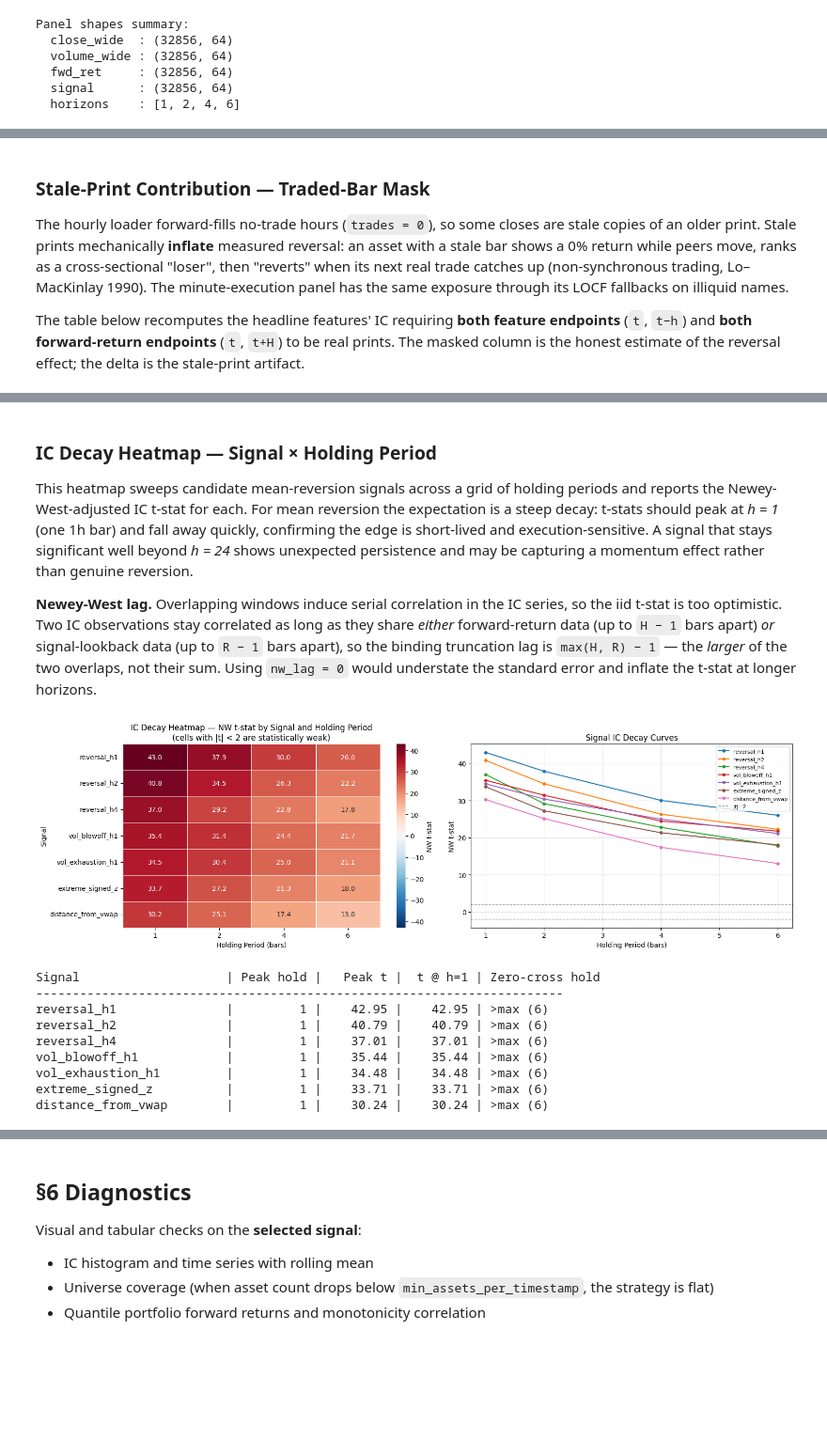
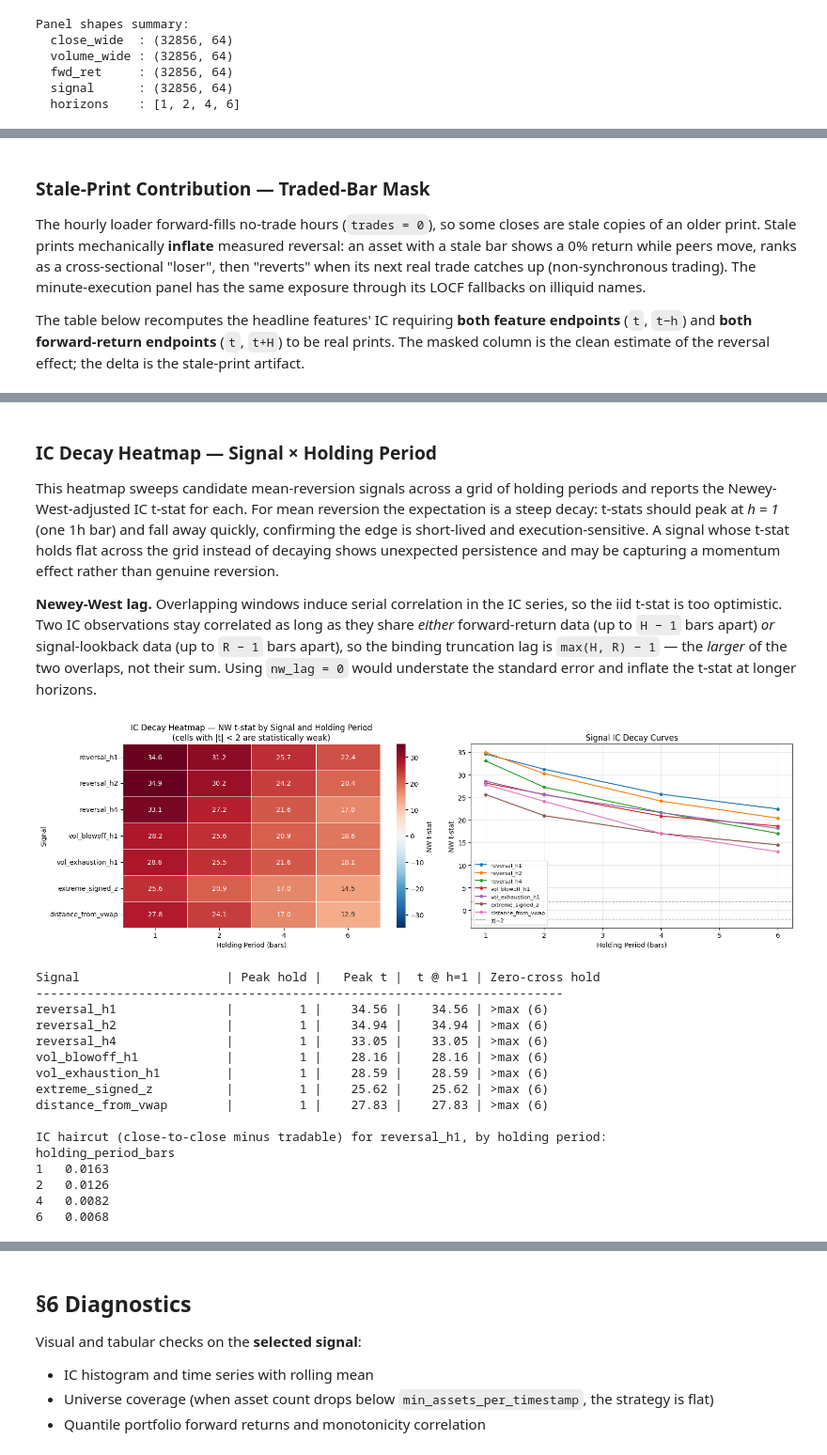
Before and after one commit to billybraith17/crypto-stat-arb, a Jupyter notebook: research/cs_mean_reversion_research.ipynb, the cells around one changed output, grey strips where cells are left out. Shown at 94% size. Drawn from its saved outputs; the diff is of its cells as text; code cells hidden in the pictures; blank space fills up the shorter version.

```diff
--- a/research/cs_mean_reversion_research.ipynb
+++ b/research/cs_mean_reversion_research.ipynb
@@ -477,9 +527,9 @@ Best mean-reversion feature: reversal_h1
 # %% [markdown]
 ### Stale-Print Contribution — Traded-Bar Mask
 
-The hourly loader forward-fills no-trade hours (`trades = 0`), so some closes are stale copies of an older print. Stale prints mechanically **inflate** measured reversal: an asset with a stale bar shows a 0% return while peers move, ranks as a cross-sectional "loser", then "reverts" when its next real trade catches up (non-synchronous trading, Lo–MacKinlay 1990). The minute-execution panel has the same exposure through its LOCF fallbacks on illiquid names.
+The hourly loader forward-fills no-trade hours (`trades = 0`), so some closes are stale copies of an older print. Stale prints mechanically **inflate** measured reversal: an asset with a stale bar shows a 0% return while peers move, ranks as a cross-sectional "loser", then "reverts" when its next real trade catches up (non-synchronous trading). The minute-execution panel has the same exposure through its LOCF fallbacks on illiquid names.
 
-The table below recomputes the headline features' IC requiring **both feature endpoints** (`t`, `t−h`) and **both forward-return endpoints** (`t`, `t+H`) to be real prints. The masked column is the honest estimate of the reversal effect; the delta is the stale-print artifact.
+The table below recomputes the headline features' IC requiring **both feature endpoints** (`t`, `t−h`) and **both forward-return endpoints** (`t`, `t+H`) to be real prints. The masked column is the clean estimate of the reversal effect; the delta is the stale-print artifact.
 # %%
 # --- Traded-bar mask: how much of the reversal IC is stale prints? -----------
 traded_mask = build_traded_mask(df_long, settings["signal_timeframe"])
@@ -553,58 +603,84 @@ Largest stale-print artifact: +0.0001 IC on reversal_h2 (0% of its unmasked IC)
 # %% [markdown]
 ### IC Decay Heatmap — Signal × Holding Period
 
-This heatmap sweeps candidate mean-reversion signals across a grid of holding periods and reports the Newey-West-adjusted IC t-stat for each. For mean reversion the expectation is a steep decay: t-stats should peak at *h = 1* (one 1h bar) and fall away quickly, confirming the edge is short-lived and execution-sensitive. A signal that stays significant well beyond *h = 24* shows unexpected persistence and may be capturing a momentum effect rather than genuine reversion.
+This heatmap sweeps candidate mean-reversion signals across a grid of holding periods and reports the Newey-West-adjusted IC t-stat for each. For mean reversion the expectation is a steep decay: t-stats should peak at *h = 1* (one 1h bar) and fall away quickly, confirming the edge is short-lived and execution-sensitive. A signal whose t-stat holds flat across the grid instead of decaying shows unexpected persistence and may be capturing a momentum effect rather than genuine reversion.
 
 **Newey-West lag.** Overlapping windows induce serial correlation in the IC series, so the iid t-stat is too optimistic. Two IC observations stay correlated as long as they share *either* forward-return data (up to `H − 1` bars apart) *or* signal-lookback data (up to `R − 1` bars apart), so the binding truncation lag is `max(H, R) − 1` — the *larger* of the two overlaps, not their sum. Using `nw_lag = 0` would understate the standard error and inflate the t-stat at longer horizons.
 # %%
 holding_period_grid = [1, 2, 4, 6]
 
 # Raw and xsec variants of the same underlying are highly correlated — pick one.
-# Adjust if the IC table above suggests a different top-5.
+# Candidates: the leading features from the IC table above.
 candidate_signals_raw = {
     "reversal_h1":        feat_reversal[1]["reversal"],
     "reversal_h2":        feat_reversal[2]["reversal"],
     "reversal_h4":        feat_reversal[4]["reversal"],
     "vol_blowoff_h1":     feat_vol_exh[1]["vol_blowoff"],
     "vol_exhaustion_h1":  feat_vol_exh[1]["vol_exhaustion"],
     "extreme_signed_z":   feat_extreme["signed_z"],
     "distance_from_vwap": feat_vwap["distance_from_vwap"],
 }
 candidate_signals = {k: _mask_to_universe(v) for k, v in candidate_signals_raw.items()}
 
 # Feature lookback for each signal — drives NW lag = max(feature_horizon, h) - 1.
-# All candidates here use a 1-bar lookback (matching lookback_bars=1 in the IC table above).
+# Matches the lookback_bars passed for each feature in the IC table above.
 feature_horizons = {
     "reversal_h1":        1,
     "reversal_h2":        2,
     "reversal_h4":        4,
     "vol_blowoff_h1":     1,
     "vol_exhaustion_h1":  1,
     "extreme_signed_z":   1,
     "distance_from_vwap": 1,
 }
 
+# Tradable decay surface: feeding the execution-close panel makes the
+# internal forward returns execution-priced (entry t+delta, exit t+h+delta),
+# so this is the harvestable IC by holding period, which is what we select on.
+_hm_close = tradable_exec_close if settings["use_minute_execution"] else close_wide
 t_stat_heatmap, mean_ic_heatmap = compute_ic_decay_heatmap(
     candidate_signals=candidate_signals,
-    close_wide=close_wide,
+    close_wide=_hm_close,
     holding_period_grid=holding_period_grid,
     log_returns=settings["log_returns"],
     min_assets=settings["min_assets_per_timestamp"],
     feature_horizons=feature_horizons,
 )
 
 plot_ic_decay_heatmap(t_stat_heatmap)
+
+# IC haircut vs close-to-close for a reference signal: how much predictive
+# power survives the execution delay, by holding period.
+if settings["use_minute_execution"]:
+    _ref = "reversal_h1" if "reversal_h1" in candidate_signals else list(candidate_signals)[0]
+    _, _c2c_mean_ic = compute_ic_decay_heatmap(
+        candidate_signals={_ref: candidate_signals[_ref]},
+        close_wide=close_wide,
+        holding_period_grid=holding_period_grid,
+        log_returns=settings["log_returns"],
+        min_assets=settings["min_assets_per_timestamp"],
+        feature_horizons={_ref: feature_horizons[_ref]},
+    )
+    print(f"\nIC haircut (close-to-close minus tradable) for {_ref}, by holding period:")
+    print((_c2c_mean_ic.loc[_ref] - mean_ic_heatmap.loc[_ref]).round(4).to_string())
 # %% [output]
-[figure, old version]
+[figure, new version]
 Signal                    | Peak hold |   Peak t |  t @ h=1 | Zero-cross hold
 ------------------------------------------------------------------------
-reversal_h1               |         1 |    42.95 |    42.95 | >max (6)
-reversal_h2               |         1 |    40.79 |    40.79 | >max (6)
-reversal_h4               |         1 |    37.01 |    37.01 | >max (6)
-vol_blowoff_h1            |         1 |    35.44 |    35.44 | >max (6)
-vol_exhaustion_h1         |         1 |    34.48 |    34.48 | >max (6)
-extreme_signed_z          |         1 |    33.71 |    33.71 | >max (6)
-distance_from_vwap        |         1 |    30.24 |    30.24 | >max (6)
+reversal_h1               |         1 |    34.56 |    34.56 | >max (6)
+reversal_h2               |         1 |    34.94 |    34.94 | >max (6)
+reversal_h4               |         1 |    33.05 |    33.05 | >max (6)
+vol_blowoff_h1            |         1 |    28.16 |    28.16 | >max (6)
+vol_exhaustion_h1         |         1 |    28.59 |    28.59 | >max (6)
+extreme_signed_z          |         1 |    25.62 |    25.62 | >max (6)
+distance_from_vwap        |         1 |    27.83 |    27.83 | >max (6)
+
+IC haircut (close-to-close minus tradable) for reversal_h1, by holding period:
+holding_period_bars
+1   0.0163
+2   0.0126
+4   0.0082
+6   0.0068
 # %%
 # ---- Select signal and holding period based on IC decay heatmap above -------
 selected_feature_name           = 'reversal_h1'
```
Also changed, not shown: parts of 32 cells of this notebook, 21 other files.
